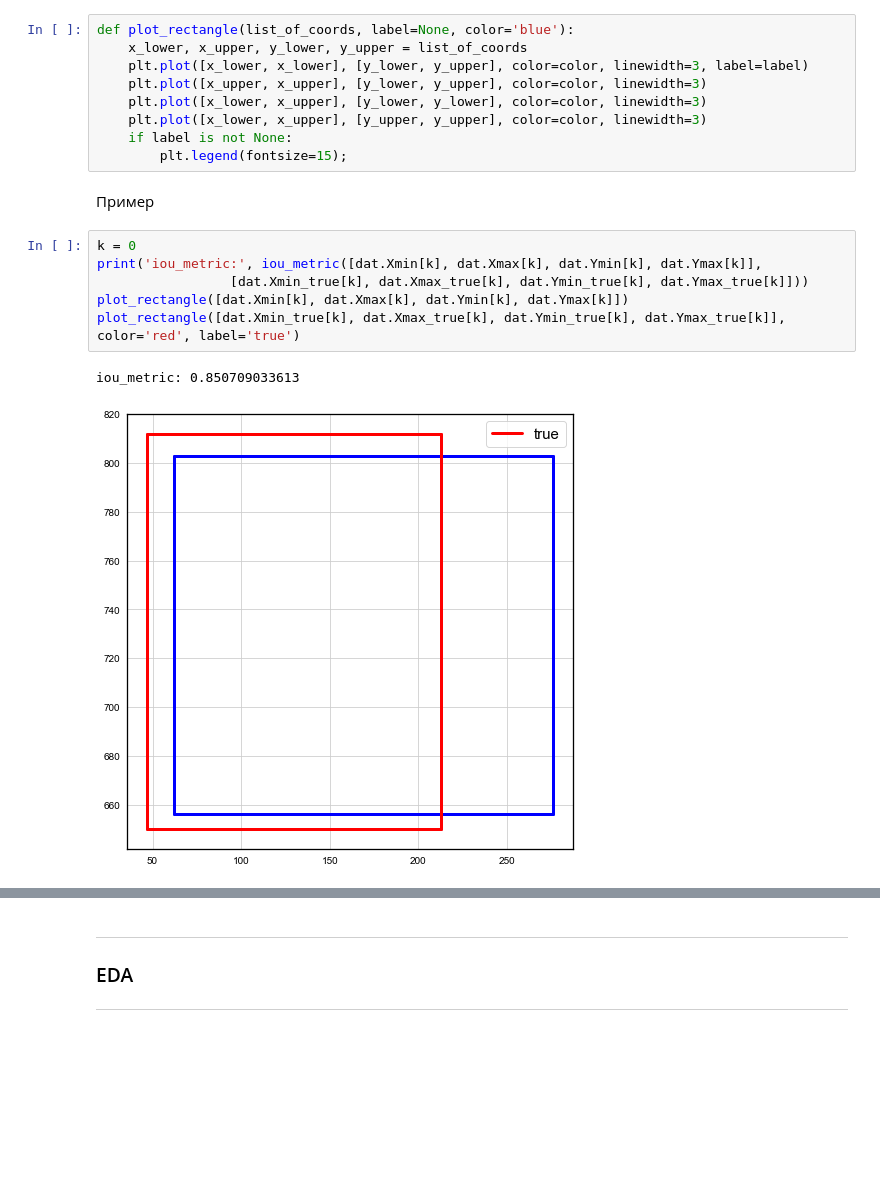
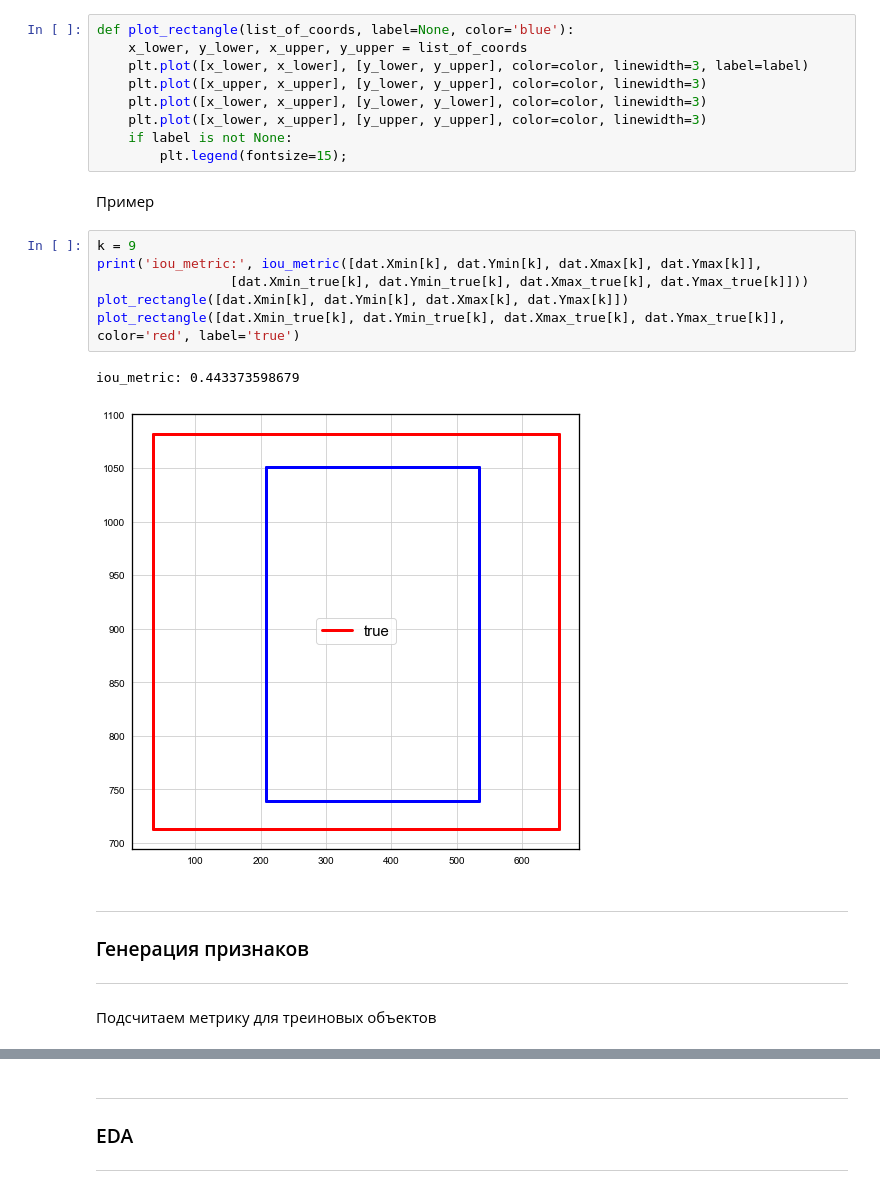
Before and after one commit to andreitsev/Competitions, a Jupyter notebook: ML Bootcamp Модератор Одноклассников.ipynb, the cells around one changed output, grey strips where cells are left out. Drawn from its saved outputs; the diff is of its cells as text; blank space fills up the shorter version.

```diff
--- a/ML Bootcamp Модератор Одноклассников.ipynb
+++ b/ML Bootcamp Модератор Одноклассников.ipynb
@@ -153,7 +156,7 @@ def iou_metric_matrix(A, B):
 Реализуем отрисовку прямоугольника по координатам
 # %%
 def plot_rectangle(list_of_coords, label=None, color='blue'):
-    x_lower, x_upper, y_lower, y_upper = list_of_coords
+    x_lower, y_lower, x_upper, y_upper = list_of_coords
     plt.plot([x_lower, x_lower], [y_lower, y_upper], color=color, linewidth=3, label=label)
     plt.plot([x_upper, x_upper], [y_lower, y_upper], color=color, linewidth=3)
     plt.plot([x_lower, x_upper], [y_lower, y_lower], color=color, linewidth=3)
@@ -163,11 +166,17 @@ def plot_rectangle(list_of_coords, label=None, color='blue'):
 # %% [markdown]
 Пример
 # %%
-k = 0
-print('iou_metric:', iou_metric([dat.Xmin[k], dat.Xmax[k], dat.Ymin[k], dat.Ymax[k]],
-                 [dat.Xmin_true[k], dat.Xmax_true[k], dat.Ymin_true[k], dat.Ymax_true[k]]))
-plot_rectangle([dat.Xmin[k], dat.Xmax[k], dat.Ymin[k], dat.Ymax[k]])
-plot_rectangle([dat.Xmin_true[k], dat.Xmax_true[k], dat.Ymin_true[k], dat.Ymax_true[k]], color='red', label='true')
+k = 9
+print('iou_metric:', iou_metric([dat.Xmin[k], dat.Ymin[k], dat.Xmax[k], dat.Ymax[k]],
+                 [dat.Xmin_true[k], dat.Ymin_true[k], dat.Xmax_true[k], dat.Ymax_true[k]]))
+plot_rectangle([dat.Xmin[k], dat.Ymin[k], dat.Xmax[k], dat.Ymax[k]])
+plot_rectangle([dat.Xmin_true[k], dat.Ymin_true[k], dat.Xmax_true[k], dat.Ymax_true[k]], color='red', label='true')
 # %% [output]
-iou_metric: 0.850709033613
+iou_metric: 0.443373598679
-[figure, old version]
+[figure, new version]
+# %% [markdown]
+---
+### Генерация признаков
+---
+# %% [markdown]
+Подсчитаем метрику для треиновых объектов
```
Also changed, not shown: parts of 23 cells of this notebook.
